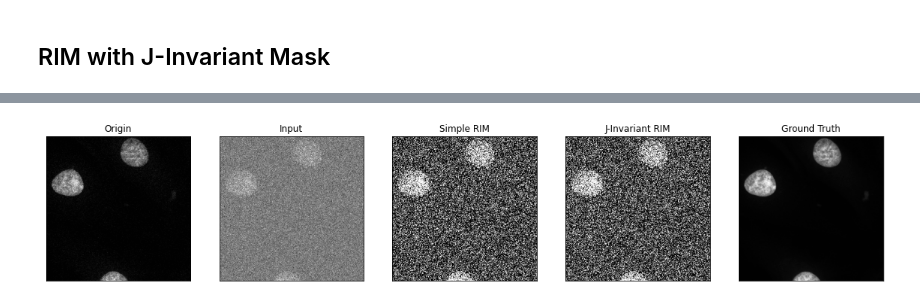
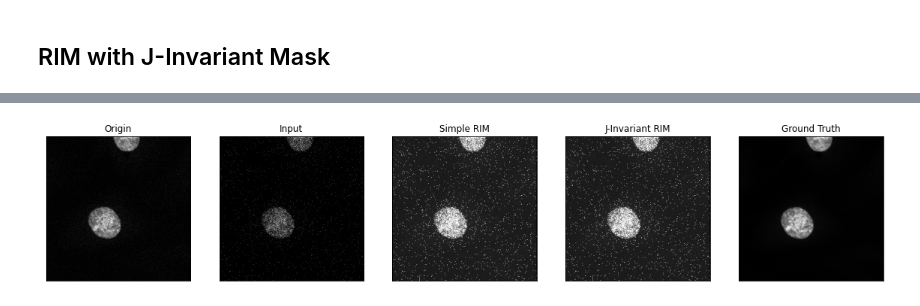
Before and after one commit to EmaadKhwaja/Deep-Learning-Denoising, a Jupyter notebook: RIM_Denoising_V2-Poisson Noise.ipynb, the cells around one changed output, grey strips where cells are left out. Drawn from its saved outputs; the diff is of its cells as text; code cells hidden in the pictures.

```diff
--- a/RIM_Denoising_V2-Poisson Noise.ipynb
+++ b/RIM_Denoising_V2-Poisson Noise.ipynb
@@ -59,7 +59,7 @@ batch_size = 50
 def add_noise(img):
     poisson=torch.distributions.poisson.Poisson(img.detach())
     noise=poisson.sample()
-    return img.detach()+noise*.5+randn(img.size())*.5
+    return img.detach()+noise*.5
 
 class SyntheticNoiseDataset(Dataset):
     def __init__(self, data, mode='train'):
@@ -128,9 +128,11 @@ best_val_loss = 1
 st1=0
 st2=-0
 
-for i, batch in enumerate(data_loader):
+for j in range(0,5):
 
-    for j in range(0,5):
+    print(j)
+
+    for i, batch in enumerate(data_loader):
 
         noisy_images, clean_images, gt = batch
 
@@ -138,13 +140,16 @@ for i, batch in enumerate(data_loader):
 
         net_input = noisy_images
 
-        net_output, st1, st2 = model(net_input, st1, st2, i)
+        net_output, st1, st2 = model(net_input, st1, st2, i, j)
 
-        loss = loss_function(net_output, noisy_images)
+        st1=st1.detach()
+        st2=st2.detach()
+
+        loss = loss_function(net_output+noisy_images, clean_images)
 
         optimizer.zero_grad()
 
-        loss.backward(retain_graph=True)
+        loss.backward()
 
         optimizer.step()
 
@@ -156,11 +161,9 @@ for i, batch in enumerate(data_loader):
 
         val_losses.append(val_loss.item())
 
-        print("Loss (", i,"-",j, "): \t", round(loss.item(), 4))
-
         if val_loss < best_val_loss:
             best_val_loss = val_loss
-            denoised = noisy_images+model(noisy_images, st1, st2, i)[0].detach()
+            denoised = noisy_images+model(noisy_images, st1, st2, i, j)[0].detach()
             net_input_np = noisy_images.cpu().numpy()[0, 0].astype(np.float64)
             denoised_arr = np.clip(denoised, 0, 1).cpu().numpy()[
                 0, 0].astype(np.float64)
@@ -170,5 +173,6 @@ for i, batch in enumerate(data_loader):
             noisy_input.append(net_input_np)
             best_images.append(denoised_arr)
             clean_image_corr.append(clean_images)
+            print("Loss (", j,"-",i, "): \t", round(loss.item(), 4))
             print("\tModel PSNR: ", np.round(best_psnr, 2))
 # %% [output]
@@ -199,6 +204,7 @@ Input_PSNR = []
 Model_PSNR = []
 Model_loss = []
 clipped_model_loss = []
+j=1
 
 
 for i, batch in enumerate(validation_loader):
@@ -209,7 +215,7 @@ for i, batch in enumerate(validation_loader):
 
     net_input = noisy_images
 
-    denoised = noisy_images+model(noisy_images, st1, st2, i)[0].detach()
+    denoised = noisy_images+model(noisy_images, st1, st2, i, j)[0].detach()
     denoised_arr = np.clip(denoised, 0, 1).cpu().numpy()[
         0, 0].astype(np.float64)
 
@@ -223,7 +229,7 @@ for i, batch in enumerate(validation_loader):
     Input_PSNR.append(compare_psnr(clean_comp, net_input_np))
     Model_PSNR.append(compare_psnr(clean_comp, denoised_arr))
 
-    Model_loss.append(loss_function(denoised, noisy_images))
+    Model_loss.append(loss_function(denoised, clean_images))
     clipped_model_loss.append(loss_function(
-        torch.from_numpy(denoised_arr), noisy_images))
+        torch.from_numpy(denoised_arr), clean_images))
 # %%
@@ -355,11 +367,11 @@ for i, batch in enumerate(validation_loader):
 
     net_input = noisy_images
 
-    denoised = noisy_images+model(noisy_images, st1, st2, i)[0].detach()
+    denoised = noisy_images+model(noisy_images, st1, st2, i, j)[0].detach()
     denoised_arr = np.clip(denoised, 0, 1).cpu().numpy()[
         0, 0].astype(np.float64)
     Jinv = noisy_images + \
-        masker.infer_full_image(noisy_images, model, st1, st2, i)[0].detach()
+        masker.infer_full_image(noisy_images, model, st1, st2, i, j)[0].detach()
     Jinv_np = np.clip(Jinv, 0, 1).cpu().numpy()[
         0, 0].astype(np.float64)
 
@@ -381,7 +393,7 @@ for i, batch in enumerate(validation_loader):
     clipped_JInv_loss.append(loss_function(
         torch.from_numpy(Jinv_np), noisy_images))
 # %%
-idx=2
+idx=1
 plot_tensors(model_output[idx], ["Origin","Input", "Simple RIM",
                                "J-Invariant RIM", "Ground Truth"])
 print("Input PSNR = ", np.round(Input_PSNR[idx], 2))
@@ -406,4 +418,4 @@ Clipped J-Invariant RIM Loss =  tensor(0.4088, dtype=torch.float64)
-[figure, old version]
+[figure, new version]
 # %%
 print("Average Input PSNR = ", np.round(np.mean(Input_PSNR), 2))
 print("Average Simple RIM PSNR = ", np.round(np.mean(Model_PSNR), 4))
```
Also changed, not shown: parts of 6 cells of this notebook, 4 other files.
